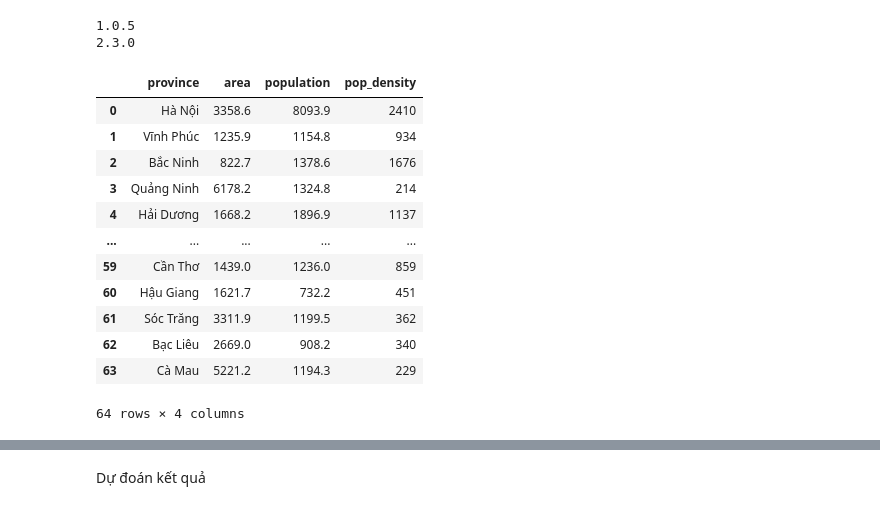
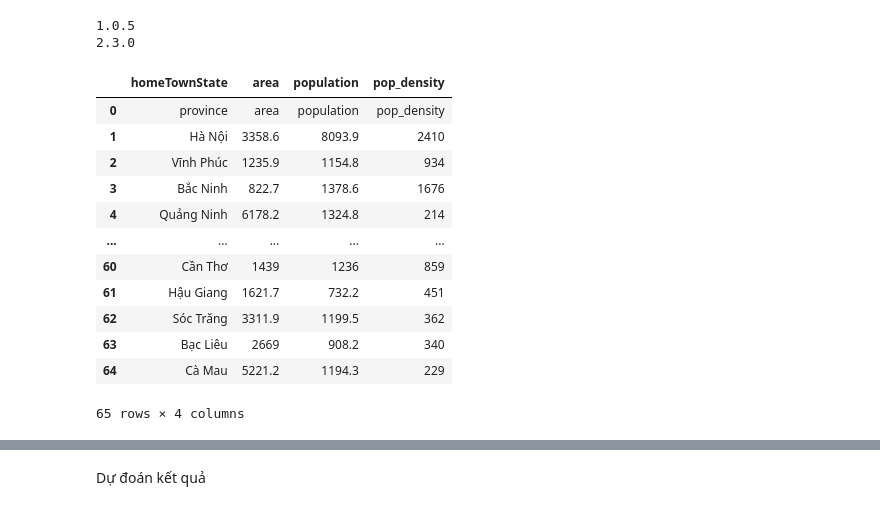
Before and after one commit to quanvu0996/compet, a Jupyter notebook: kalapa_4student_traditional_ML_ordinal_encoder.ipynb, the cells around one changed output, grey strips where cells are left out. Saved outputs shown, nothing was run; the diff lists cells and outputs as text; code cells hidden in the pictures.

```diff
--- a/kalapa_4student_traditional_ML_ordinal_encoder.ipynb
+++ b/kalapa_4student_traditional_ML_ordinal_encoder.ipynb
@@ -54,19 +54,19 @@ predict_data = predict_data.replace('notfound','missing')
 cols = train_data.columns
 # %%
 # train_data.merge()
-added_data = pd.read_csv(added_data_path, sep='\t', encoding='utf-8')
+added_data = pd.read_csv(added_data_path, sep='\t', encoding='utf-8', names = ['homeTownState', 'area', 'population', 'pop_density'])
 added_data
 # %% [output]
-|  | province | area | population | pop_density |
-| 0 | Hà Nội | 3358.6 | 8093.9 | 2410 |
-| 1 | Vĩnh Phúc | 1235.9 | 1154.8 | 934 |
-| 2 | Bắc Ninh | 822.7 | 1378.6 | 1676 |
-| 3 | Quảng Ninh | 6178.2 | 1324.8 | 214 |
-| 4 | Hải Dương | 1668.2 | 1896.9 | 1137 |
+|  | homeTownState | area | population | pop_density |
+| 0 | province | area | population | pop_density |
+| 1 | Hà Nội | 3358.6 | 8093.9 | 2410 |
+| 2 | Vĩnh Phúc | 1235.9 | 1154.8 | 934 |
+| 3 | Bắc Ninh | 822.7 | 1378.6 | 1676 |
+| 4 | Quảng Ninh | 6178.2 | 1324.8 | 214 |
 | ... | ... | ... | ... | ... |
-| 59 | Cần Thơ | 1439.0 | 1236.0 | 859 |
-| 60 | Hậu Giang | 1621.7 | 732.2 | 451 |
-| 61 | Sóc Trăng | 3311.9 | 1199.5 | 362 |
-| 62 | Bạc Liêu | 2669.0 | 908.2 | 340 |
-| 63 | Cà Mau | 5221.2 | 1194.3 | 229 |
+| 60 | Cần Thơ | 1439 | 1236 | 859 |
+| 61 | Hậu Giang | 1621.7 | 732.2 | 451 |
+| 62 | Sóc Trăng | 3311.9 | 1199.5 | 362 |
+| 63 | Bạc Liêu | 2669 | 908.2 | 340 |
+| 64 | Cà Mau | 5221.2 | 1194.3 | 229 |
-64 rows × 4 columns
+65 rows × 4 columns
```
Also changed, not shown: parts of 15 cells of this notebook.
